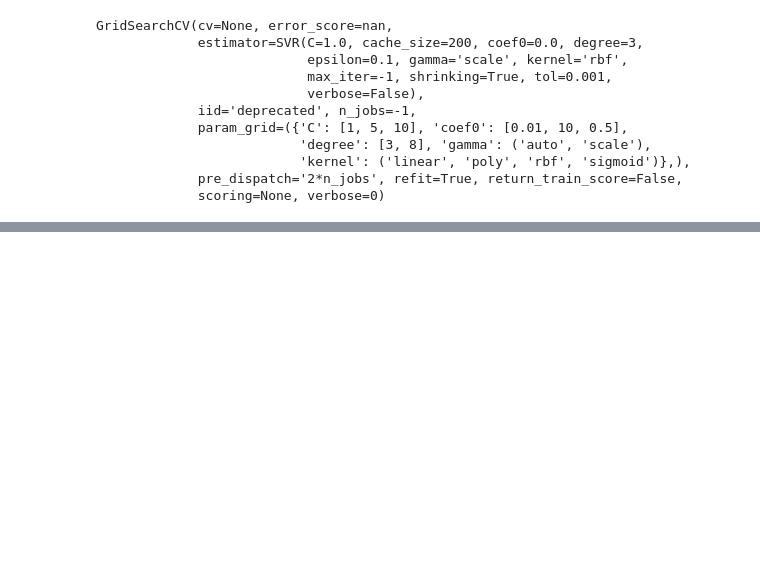
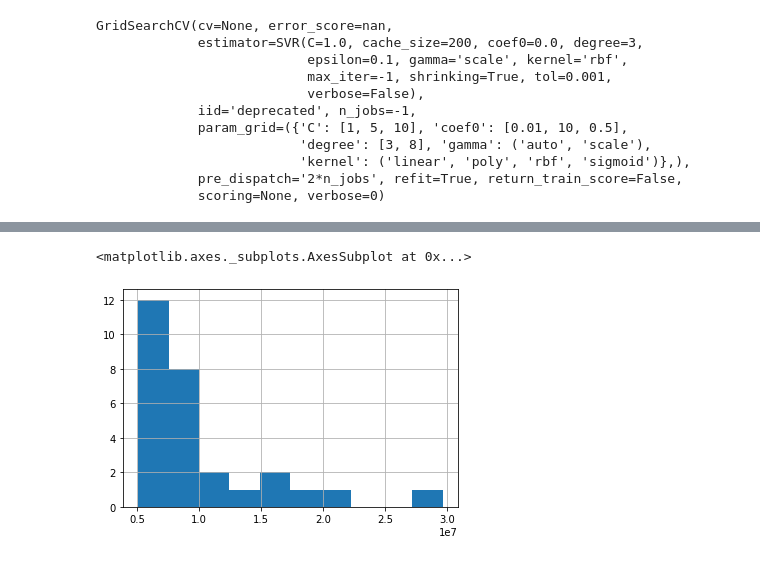
Before and after one commit to OmdenaAI/wfpdisrel, a Jupyter notebook: #task3-model/model-e-RandomForest/Classification for affected people.ipynb, the cells around one changed output, grey strips where cells are left out. Saved outputs shown, nothing was run; the diff lists cells and outputs as text; code cells hidden in the pictures; blank space fills up the shorter version.

```diff
--- a/#task3-model/model-e-RandomForest/Classification for affected people.ipynb
+++ b/#task3-model/model-e-RandomForest/Classification for affected people.ipynb
@@ -650,0 +733,5 @@ Name: TOTAL_AFFECTED_ex_5, dtype: int64
+# %%
+data1['TOTAL_AFFECTED_ex_6'] = pd.qcut(init_data['TOTAL_AFFECTED'], q=35)
+
+
+data1['TOTAL_AFFECTED_ex_6'].unique().categories
@@ -650,0 +762,15 @@ Name: TOTAL_AFFECTED_ex_5, dtype: int64
+# %%
+# Identifying 28 outliers (affected > 5 million)
+
+intervals = data1['TOTAL_AFFECTED_ex_6'].unique().categories
+
+outliers= intervals[-1]
+
+outliers_5m_df = init_data[data1['TOTAL_AFFECTED_ex_6']==outliers]
+
+non_outliers_5m_df = init_data[data1['TOTAL_AFFECTED_ex_6']!=outliers]
+
+outliers_5m_df['TOTAL_AFFECTED'].hist()
+# %% [output]
+<matplotlib.axes._subplots.AxesSubplot at 0x...>
+[figure, added]
```
Also changed, not shown: parts of 28 cells of this notebook.
